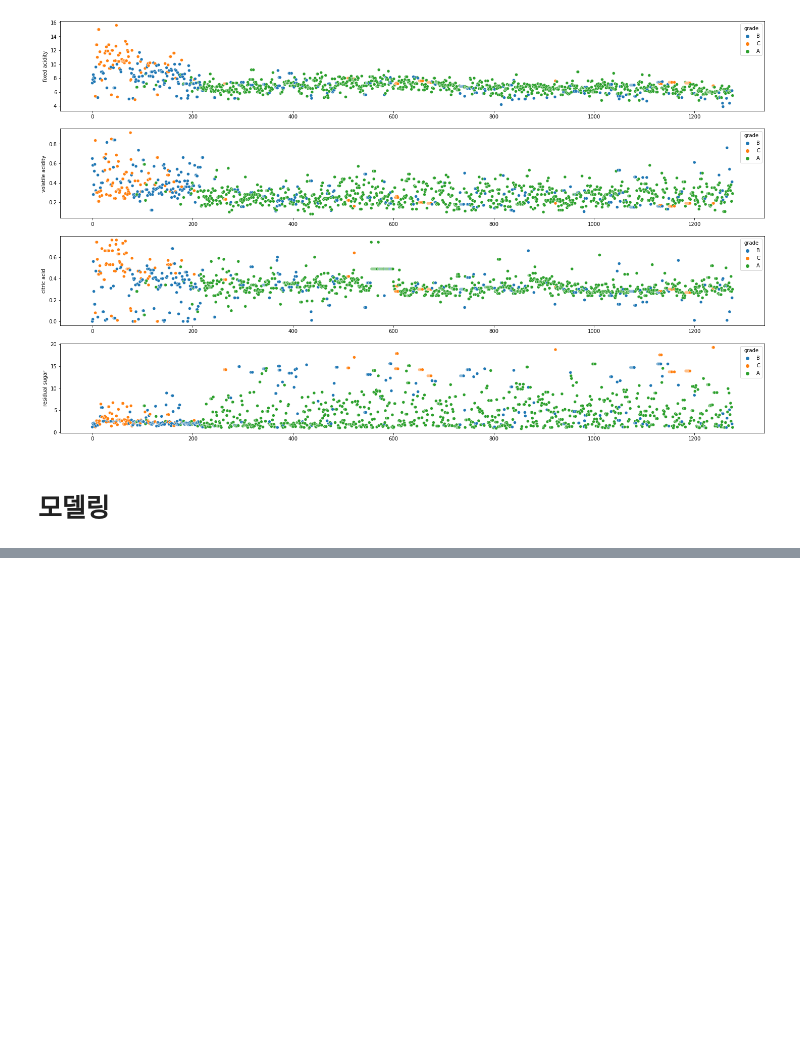
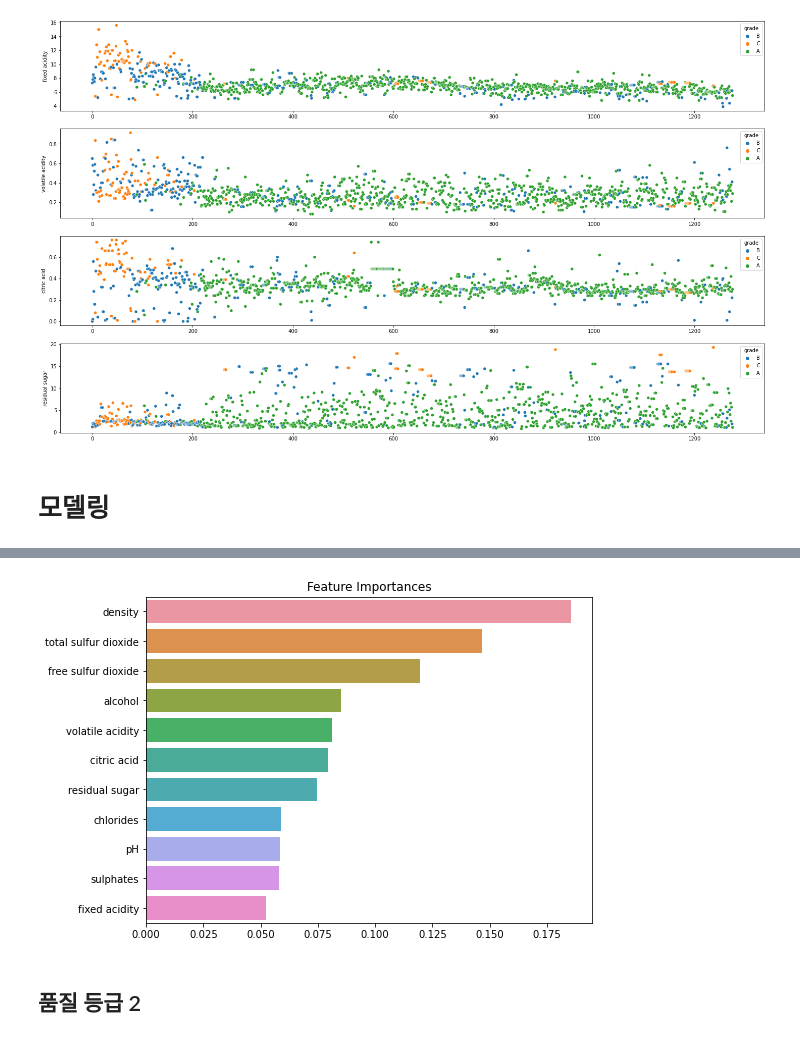
Before and after one commit to seonydg/ml-premium-wine-production-analysis, a Jupyter notebook: premium-wine-production-analysis.ipynb, the cells around one changed output, grey strips where cells are left out. Saved outputs shown, nothing was run; the diff lists cells and outputs as text; code cells hidden in the pictures; blank space fills up the shorter version.

Commit message:
feat : modeling

```diff
--- a/premium-wine-production-analysis.ipynb
+++ b/premium-wine-production-analysis.ipynb
@@ -547,0 +588,11 @@ plt.gcf().set_size_inches(25, 15)
+# %%
+param_grid = ParameterGrid({
+                            'n_estimators':[200, 300, 400, 500, 600],
+                            'max_depth':[2, 5, 10, 15, 20],
+                            'random_state':[29, 1000]
+})
+# %%
+max_iter = 0
+for p in param_grid:
+    max_iter += 1
+max_iter
@@ -547,0 +601,13 @@ plt.gcf().set_size_inches(25, 15)
+# %%
+best_score = 1e9
+
+for i, p in enumerate(param_grid):
+    model = RandomForestClassifier(**p).fit(train_x, train_y)
+    pred = model.predict(test_x)
+    score = MAE(test_y, pred)
+
+    if score < best_score:
+        best_score = score
+        best_param = p
+
+    print(f'iteration : {i+1}/{max_iter} | score : {best_score}')
@@ -547,0 +636,8 @@ plt.gcf().set_size_inches(25, 15)
+# %%
+model = RandomForestClassifier(**best_param).fit(train_x, train_y)
+
+train_pred = model.predict(train_x)
+test_pred = model.predict(test_x)
+
+print(classification_report(train_y, train_pred))
+print(classification_report(test_y, test_pred))
@@ -547,0 +664,13 @@ plt.gcf().set_size_inches(25, 15)
+# %%
+ftr_importances_values = model.feature_importances_
+ftr_importances = pd.Series(ftr_importances_values, index = train_x.columns)
+ftr_top20 = ftr_importances.sort_values(ascending=False)[:20]
+
+plt.figure(figsize=(8,6))
+plt.title('Feature Importances')
+sns.barplot(x=ftr_top20, y=ftr_top20.index)
+plt.show()
+# %% [output]
+[figure, added]
+# %% [markdown]
+## 품질 등급 2
```
Also changed, not shown: parts of 22 cells of this notebook.
